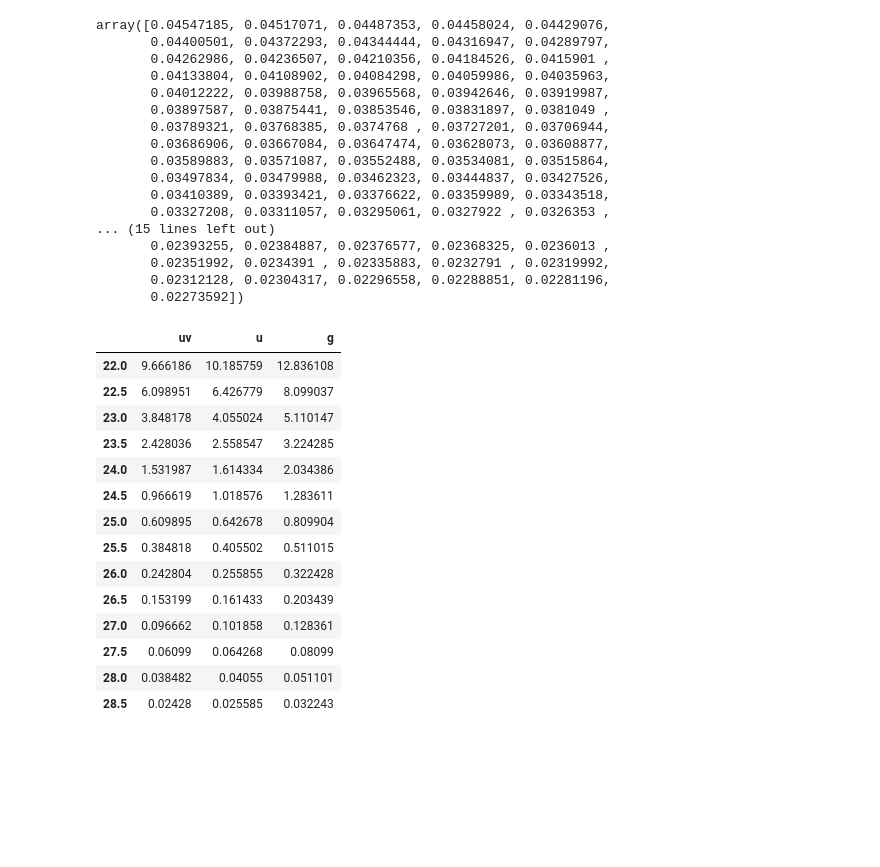
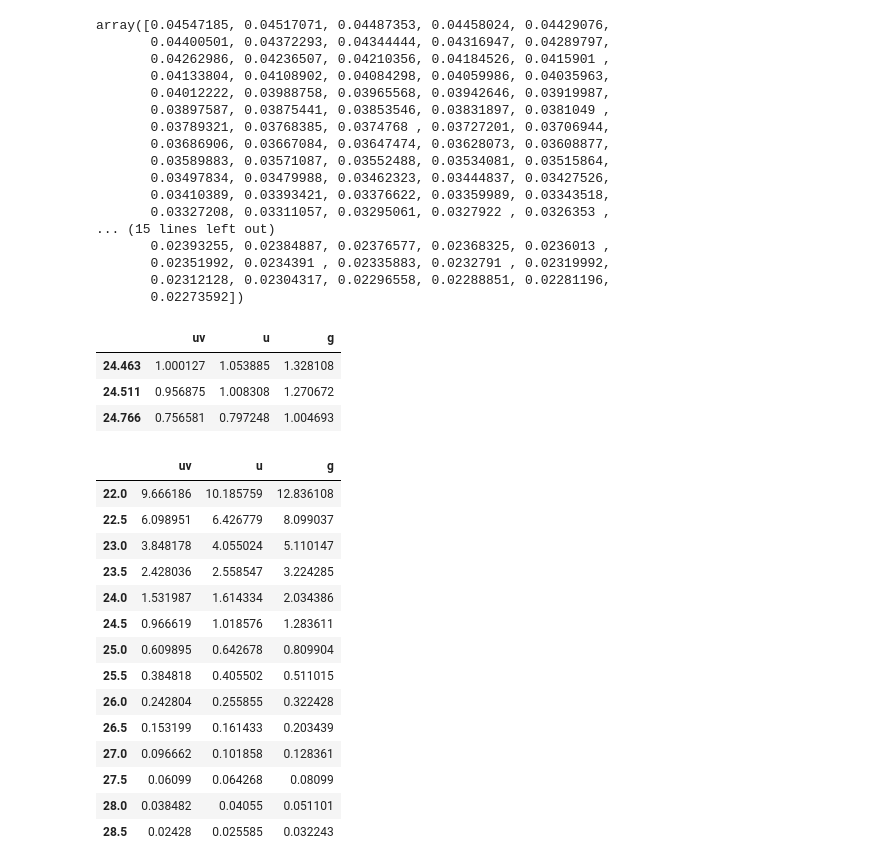
Before and after one commit to CASTOR-telescope/ETC, a Jupyter notebook: notebooks/snr_old copy.ipynb, the cells around one changed output. Saved outputs shown, nothing was run; the diff lists cells and outputs as text; code cells hidden in the pictures; blank space fills up the shorter version.

```diff
--- a/notebooks/snr_old copy.ipynb
+++ b/notebooks/snr_old copy.ipynb
@@ -861,8 +870,10 @@ sky background
 #
 # Set AB magnitudes of the point sources
 #
-ab_mags = np.arange(22.0, 29.0, 0.5)  # relative AB magnitudes
-# ab_mags = np.array([24.23, 24.71, 24.78]) # relative AB magnitudes
+# ab_mags = np.arange(22.0, 29.0, 0.5)  # relative AB magnitudes
+# ab_mags = np.array([24.23, 24.71, 24.78]) # relative AB magnitudes (phot zpts)
+ab_mags = np.array([24.463, 24.511, 24.766])  # relative AB magnitudes (phot zpts)
+# ab_mags = np.array([24.46, 24.51, 24.77])  # relative AB magnitudes (phot zpts)
 #
 # Convert to flam (erg/s/cm^2/A) and photlam (photons/s/cm^2/A)
 #
@@ -972,6 +970,13 @@ for band in PASSBANDS:
             * RESOLUTION.to(u.AA).value
         )
         ab_source_e_rate[band][ab_mag] = e_rate
+# %%
+ab_source_e_rate
+# %% [output]
+|  | uv | u | g |
+| 24.463 | 1.000127 | 1.053885 | 1.328108 |
+| 24.511 | 0.956875 | 1.008308 | 1.270672 |
+| 24.766 | 0.756581 | 0.797248 | 1.004693 |
 # %%
 ab_source_e_rate
 # %% [output]
```
Also changed, not shown: parts of 2 cells of this notebook, 4 other files.
